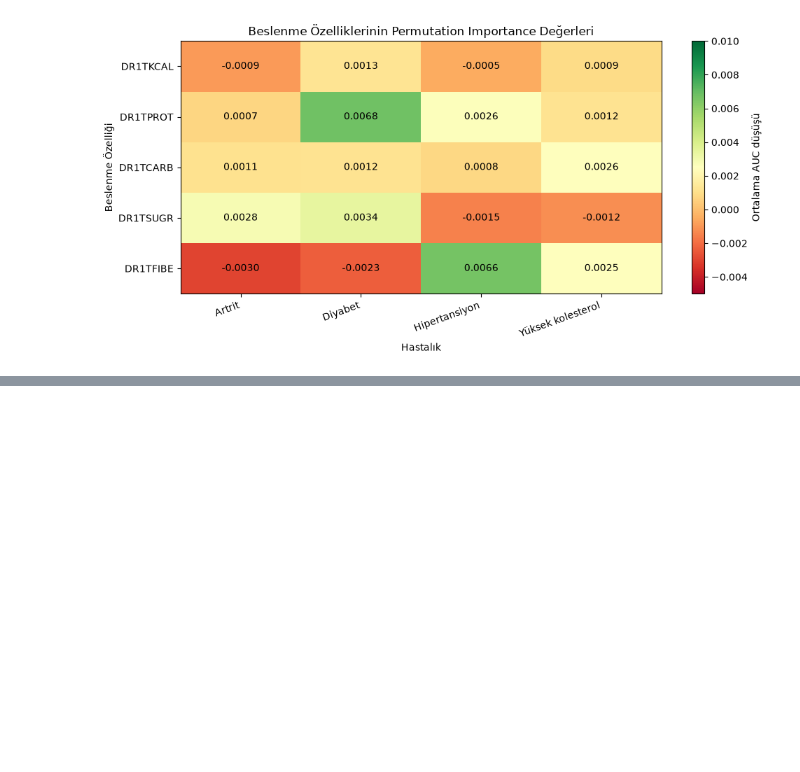
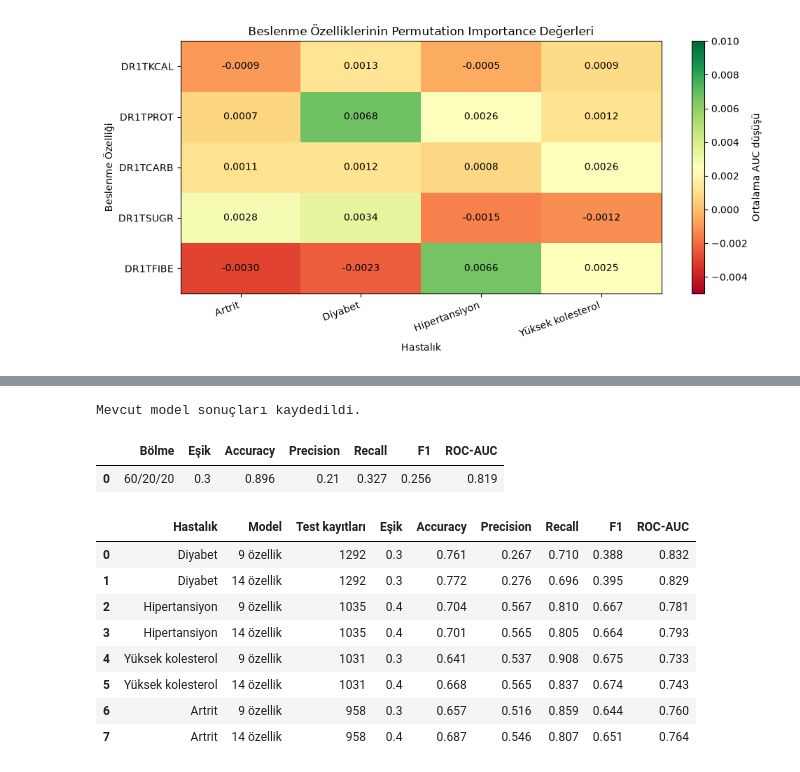
Before and after one commit to Huseyinyagmur/personalized-health-risk-assistant, a Jupyter notebook: nhanes_analysis.ipynb, the cells around one changed output, grey strips where cells are left out. Cells and saved outputs as stored; diff of their text form; code cells hidden in the pictures; blank space fills up the shorter version.

Commit message:
Add coronary heart disease prediction model

```diff
--- a/nhanes_analysis.ipynb
+++ b/nhanes_analysis.ipynb
@@ -3417,0 +3670,33 @@ plt.show()
+# %%
+
+results_chd = [{
+    "Bölme": "60/20/20",
+    "Eşik": best_threshold,
+    "Accuracy": accuracy_score(y_test_chd, y_test_pred),
+    "Precision": precision_score(y_test_chd, y_test_pred, zero_division=0),
+    "Recall": recall_score(y_test_chd, y_test_pred, zero_division=0),
+    "F1": f1_score(y_test_chd, y_test_pred, zero_division=0),
+    "ROC-AUC": roc_auc_score(
+        y_test_chd,
+        chd_model.predict_proba(X_test_chd)[:, 1]
+    )
+}]
+
+print("Mevcut model sonuçları kaydedildi.")
+display(pd.DataFrame(results_chd).round(3))
+# %% [output]
+Mevcut model sonuçları kaydedildi.
+|  | Bölme | Eşik | Accuracy | Precision | Recall | F1 | ROC-AUC |
+| 0 | 60/20/20 | 0.3 | 0.896 | 0.21 | 0.327 | 0.256 | 0.819 |
+# %%
+display(comparison_df.round(3))
+# %% [output]
+|  | Hastalık | Model | Test kayıtları | Eşik | Accuracy | Precision | Recall | F1 | ROC-AUC |
+| 0 | Diyabet | 9 özellik | 1292 | 0.3 | 0.761 | 0.267 | 0.710 | 0.388 | 0.832 |
+| 1 | Diyabet | 14 özellik | 1292 | 0.3 | 0.772 | 0.276 | 0.696 | 0.395 | 0.829 |
+| 2 | Hipertansiyon | 9 özellik | 1035 | 0.4 | 0.704 | 0.567 | 0.810 | 0.667 | 0.781 |
+| 3 | Hipertansiyon | 14 özellik | 1035 | 0.4 | 0.701 | 0.565 | 0.805 | 0.664 | 0.793 |
+| 4 | Yüksek kolesterol | 9 özellik | 1031 | 0.3 | 0.641 | 0.537 | 0.908 | 0.675 | 0.733 |
+| 5 | Yüksek kolesterol | 14 özellik | 1031 | 0.4 | 0.668 | 0.565 | 0.837 | 0.674 | 0.743 |
+| 6 | Artrit | 9 özellik | 958 | 0.3 | 0.657 | 0.516 | 0.859 | 0.644 | 0.760 |
+| 7 | Artrit | 14 özellik | 958 | 0.4 | 0.687 | 0.546 | 0.807 | 0.651 | 0.764 |
```
Also changed, not shown: parts of 8 cells of this notebook.
